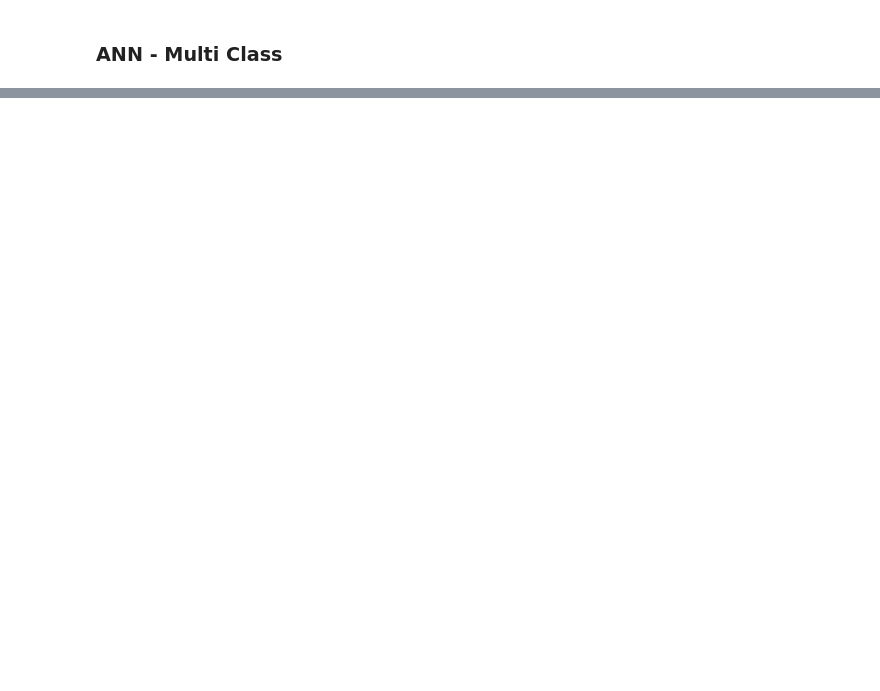
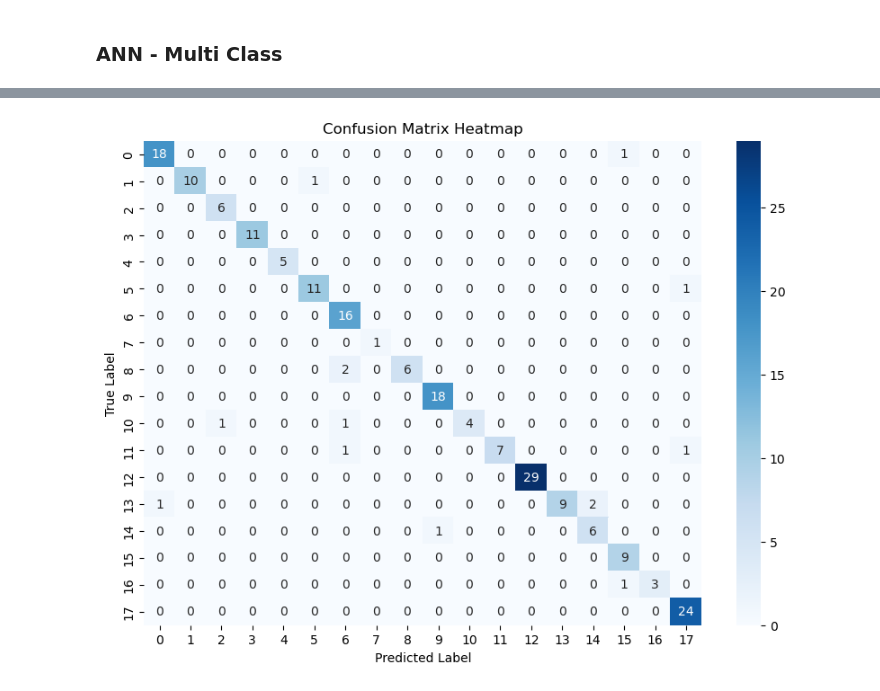
Before and after one commit to JaschavdA/ML1Challenge, a Jupyter notebook: Challenge2/Challenge - Pokemon Prediction.ipynb, the cells around one changed output, grey strips where cells are left out. Saved outputs shown, nothing was run; the diff lists cells and outputs as text; code cells hidden in the pictures; blank space fills up the shorter version.

```diff
--- a/Challenge2/Challenge - Pokemon Prediction.ipynb
+++ b/Challenge2/Challenge - Pokemon Prediction.ipynb
@@ -183,0 +243,32 @@ F1 Score: 0.9141
+# %%
+best_conf_matrix = np.array([
+    [18,  0,  0,  0,  0,  0,  0,  0,  0,  0,  0,  0,  0,  0,  0,  1,  0,  0],
+    [ 0, 10,  0,  0,  0,  1,  0,  0,  0,  0,  0,  0,  0,  0,  0,  0,  0,  0],
+    [ 0,  0,  6,  0,  0,  0,  0,  0,  0,  0,  0,  0,  0,  0,  0,  0,  0,  0],
+    [ 0,  0,  0, 11,  0,  0,  0,  0,  0,  0,  0,  0,  0,  0,  0,  0,  0,  0],
+    [ 0,  0,  0,  0,  5,  0,  0,  0,  0,  0,  0,  0,  0,  0,  0,  0,  0,  0],
+    [ 0,  0,  0,  0,  0, 11,  0,  0,  0,  0,  0,  0,  0,  0,  0,  0,  0,  1],
+    [ 0,  0,  0,  0,  0,  0, 16,  0,  0,  0,  0,  0,  0,  0,  0,  0,  0,  0],
+    [ 0,  0,  0,  0,  0,  0,  0,  1,  0,  0,  0,  0,  0,  0,  0,  0,  0,  0],
+    [ 0,  0,  0,  0,  0,  0,  2,  0,  6,  0,  0,  0,  0,  0,  0,  0,  0,  0],
+    [ 0,  0,  0,  0,  0,  0,  0,  0,  0, 18,  0,  0,  0,  0,  0,  0,  0,  0],
+    [ 0,  0,  1,  0,  0,  0,  1,  0,  0,  0,  4,  0,  0,  0,  0,  0,  0,  0],
+    [ 0,  0,  0,  0,  0,  0,  1,  0,  0,  0,  0,  7,  0,  0,  0,  0,  0,  1],
+    [ 0,  0,  0,  0,  0,  0,  0,  0,  0,  0,  0,  0, 29,  0,  0,  0,  0,  0],
+    [ 1,  0,  0,  0,  0,  0,  0,  0,  0,  0,  0,  0,  0,  9,  2,  0,  0,  0],
+    [ 0,  0,  0,  0,  0,  0,  0,  0,  0,  1,  0,  0,  0,  0,  6,  0,  0,  0],
+    [ 0,  0,  0,  0,  0,  0,  0,  0,  0,  0,  0,  0,  0,  0,  0,  9,  0,  0],
+    [ 0,  0,  0,  0,  0,  0,  0,  0,  0,  0,  0,  0,  0,  0,  0,  1,  3,  0],
+    [ 0,  0,  0,  0,  0,  0,  0,  0,  0,  0,  0,  0,  0,  0,  0,  0,  0, 24]
+])
+
+# Create a heatmap
+plt.figure(figsize=(10, 7))
+sns.heatmap(best_conf_matrix, annot=True, fmt='g', cmap='Blues')
+
+plt.title('Confusion Matrix Heatmap')
+plt.xlabel('Predicted Label')
+plt.ylabel('True Label')
+plt.show()
+# %% [output]
+[figure, added]
```
Also changed, not shown: parts of 7 cells of this notebook, 2 other files.
